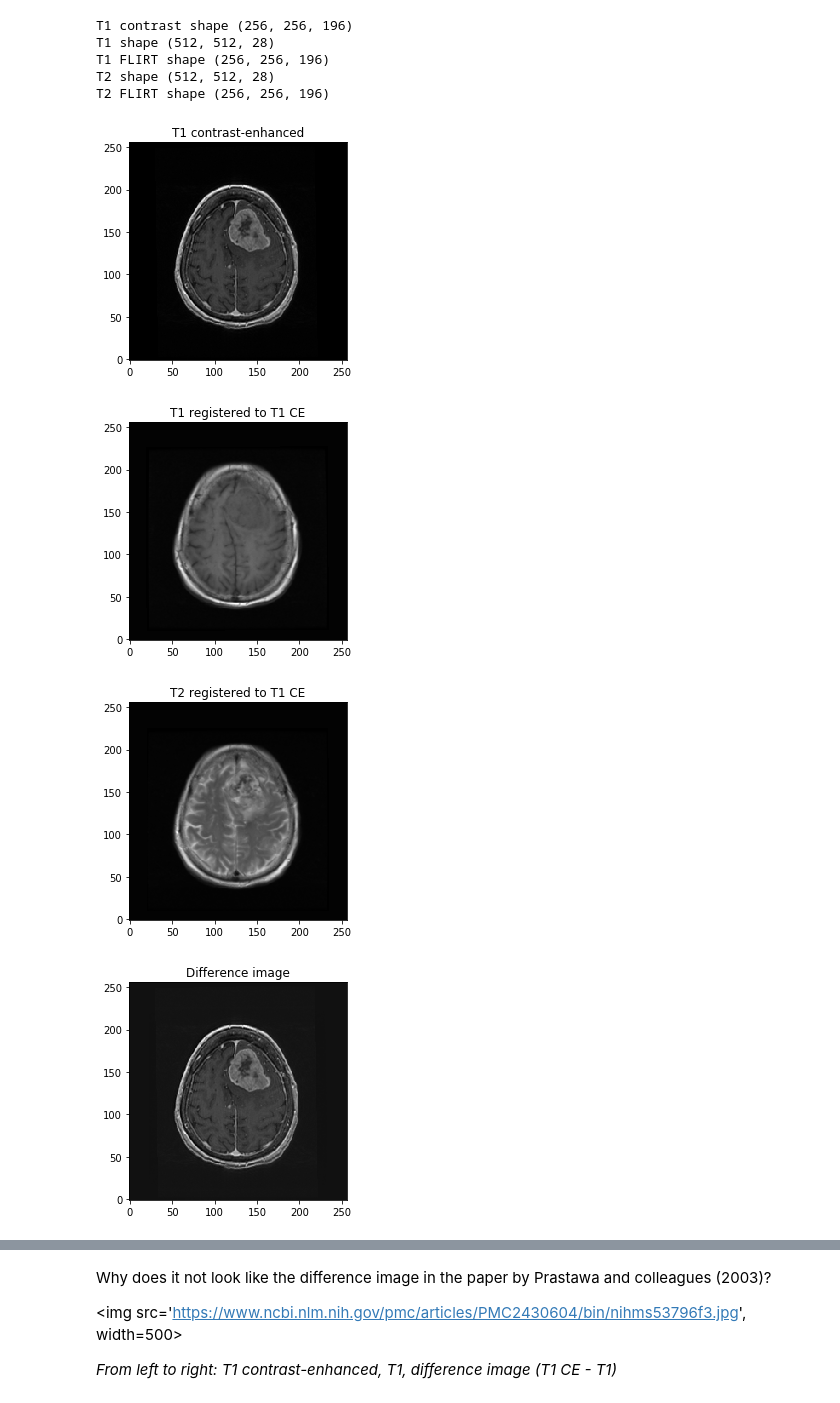
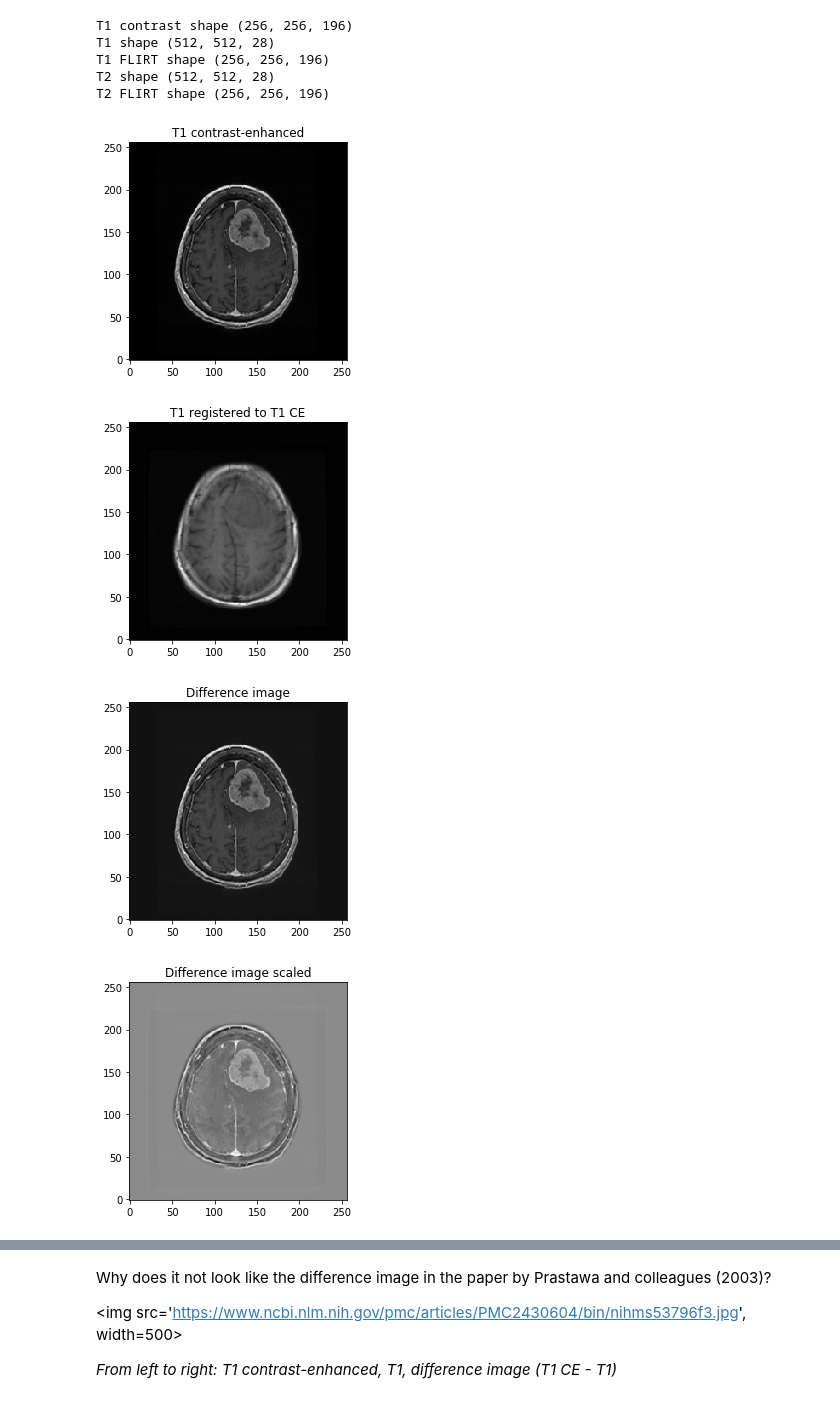
Before and after one commit to kaczmarj/meningioma, a Jupyter notebook: notebooks/Prastawa_etal_2003.ipynb, the cells around one changed output, grey strips where cells are left out. Drawn from its saved outputs; the diff is of its cells as text; code cells hidden in the pictures.

Commit message:
Transformed images to range [0,1]

```diff
--- a/notebooks/Prastawa_etal_2003.ipynb
+++ b/notebooks/Prastawa_etal_2003.ipynb
@@ -23,6 +23,10 @@ def plot(arr, title=None):
     if title is not None:
         plt.title(title)
     plt.show()
+
+def transform_0_1(arr):
+    """Transform data to range [0, 1]."""
+    return (arr - arr.min()) / (arr.max() - arr.min())
 # %%
 data_dir = '/om/user/jakubk/meningioma/data'
 subject = 'subj-005'
@@ -63,14 +66,16 @@ T2 FLIRT shape (256, 256, 196)
 slice_ = 135
 plot(T1_contrast[:, :, slice_].T, "T1 contrast-enhanced")
 plot(T1_flirt[:, :, slice_].T, "T1 registered to T1 CE")
-plot(T2_flirt[:, :, slice_].T, "T2 registered to T1 CE")
 # %% [output]
 [figure]
 [figure]
-[figure, removed]
 # %%
 # diff = T1_post - T1_pre
 diff = (T1_contrast[:, :, slice_] - T1_flirt[:, :, slice_]).T
 plot(diff, "Difference image")
+
+diff_0_1 = transform_0_1(T1_contrast[:, :, slice_]) - transform_0_1(T1_flirt[:, :, slice_])
+plot(diff_0_1.T, "Difference image scaled")
 # %% [output]
 [figure]
+[figure, added]
```
Also changed, not shown: parts of 3 cells of this notebook.
